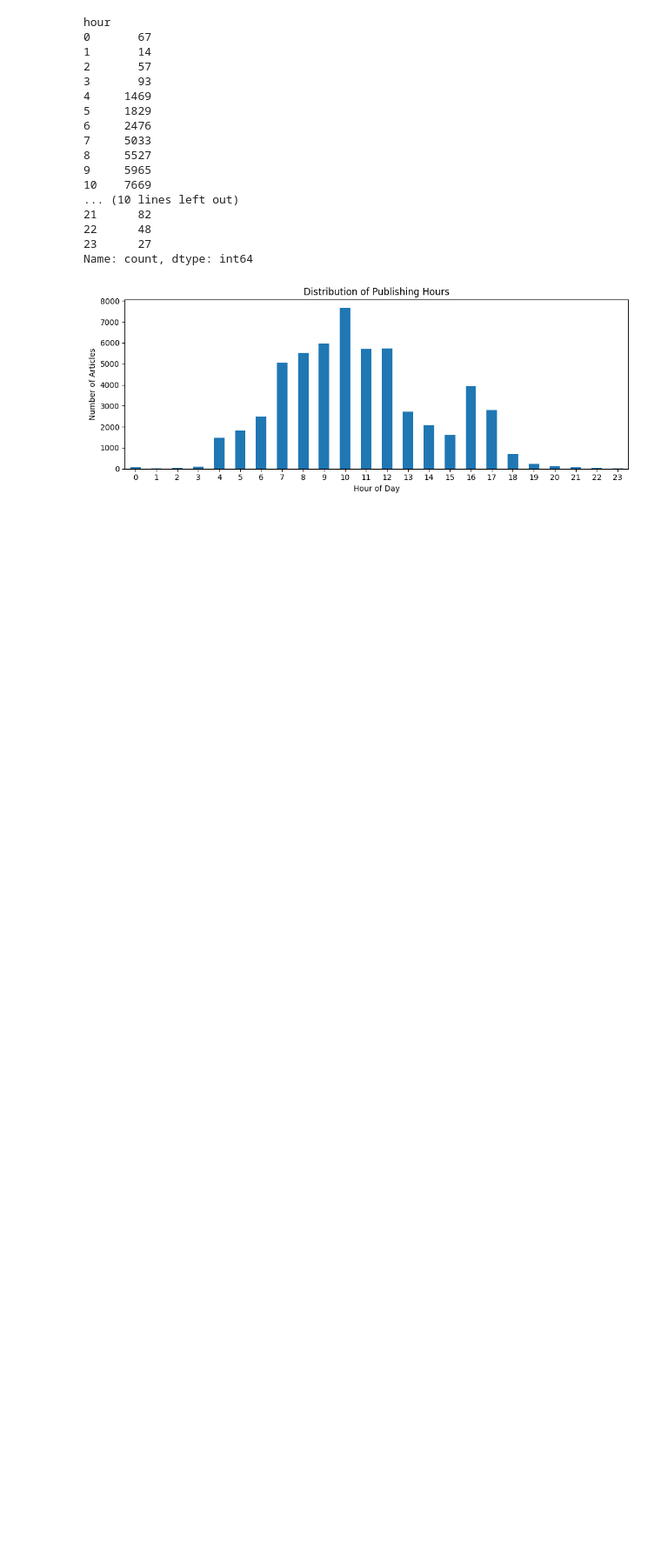
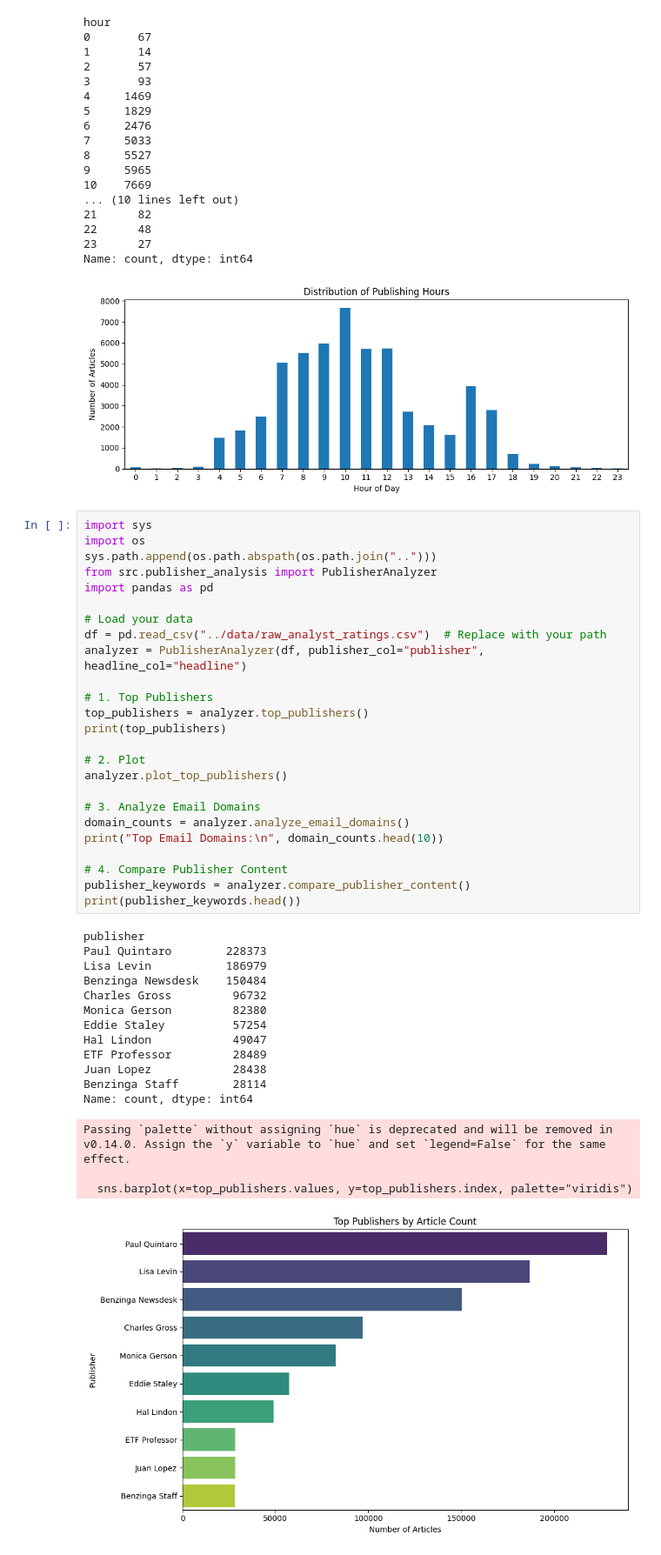
Before and after one commit to sossyh/Predicting-Price-Moves-with-News-Sentiment, a Jupyter notebook: notebooks/eda.ipynb, the cells around one changed output. Shown: that part at 87% size. Saved outputs shown, nothing was run; the diff lists cells and outputs as text; blank space fills up the shorter version.

Commit message:
Publisher Analysis

```diff
--- a/notebooks/eda.ipynb
+++ b/notebooks/eda.ipynb
@@ -198,3 +198,45 @@ hour
 23      27
 Name: count, dtype: int64
 [figure]
+# %%
+import sys
+import os
+sys.path.append(os.path.abspath(os.path.join("..")))
+from src.publisher_analysis import PublisherAnalyzer
+import pandas as pd
+
+# Load your data
+df = pd.read_csv("../data/raw_analyst_ratings.csv")  # Replace with your path
+analyzer = PublisherAnalyzer(df, publisher_col="publisher", headline_col="headline")
+
+# 1. Top Publishers
+top_publishers = analyzer.top_publishers()
+print(top_publishers)
+
+# 2. Plot
+analyzer.plot_top_publishers()
+
+# 3. Analyze Email Domains
+domain_counts = analyzer.analyze_email_domains()
+print("Top Email Domains:\n", domain_counts.head(10))
+
+# 4. Compare Publisher Content
+publisher_keywords = analyzer.compare_publisher_content()
+print(publisher_keywords.head())
+# %% [output]
+publisher
+Paul Quintaro        228373
+Lisa Levin           186979
+Benzinga Newsdesk    150484
+Charles Gross         96732
+Monica Gerson         82380
+Eddie Staley          57254
+Hal Lindon            49047
+ETF Professor         28489
+Juan Lopez            28438
+Benzinga Staff        28114
+Name: count, dtype: int64
+Passing `palette` without assigning `hue` is deprecated and will be removed in v0.14.0. Assign the `y` variable to `hue` and set `legend=False` for the same effect.
+
+  sns.barplot(x=top_publishers.values, y=top_publishers.index, palette="viridis")
+[figure, added]
```
Also changed, not shown: parts of 1 cell of this notebook, 4 other files.
